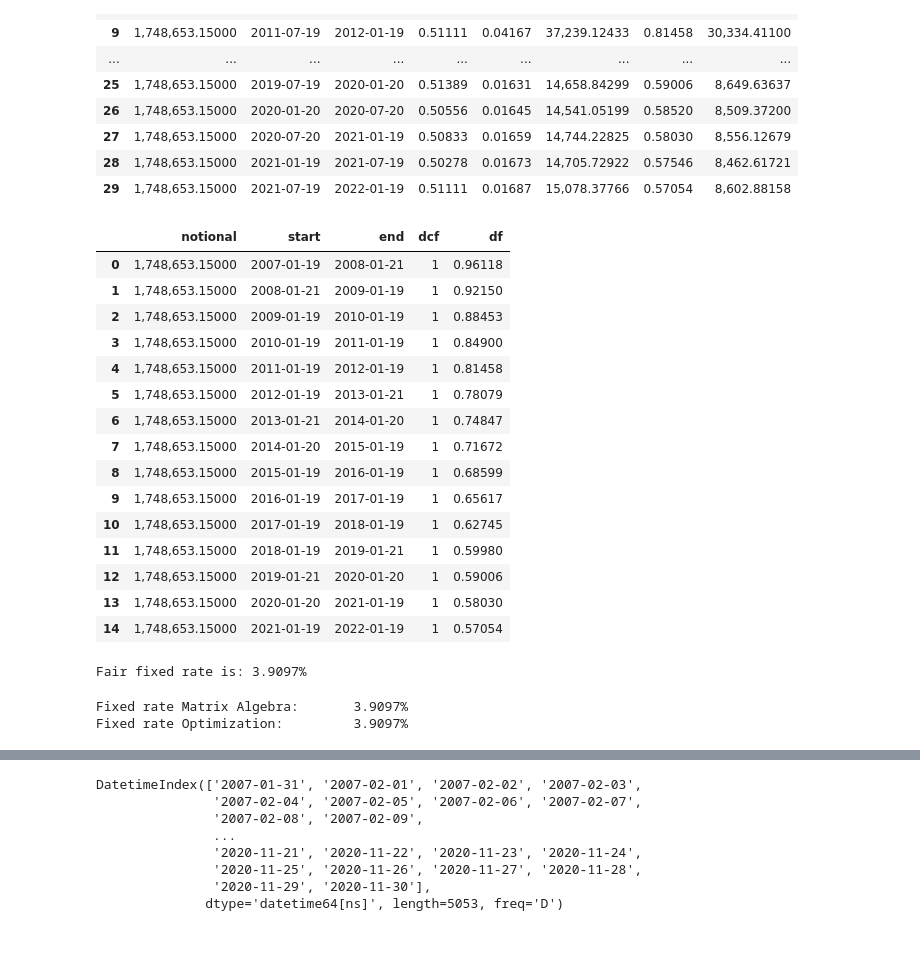
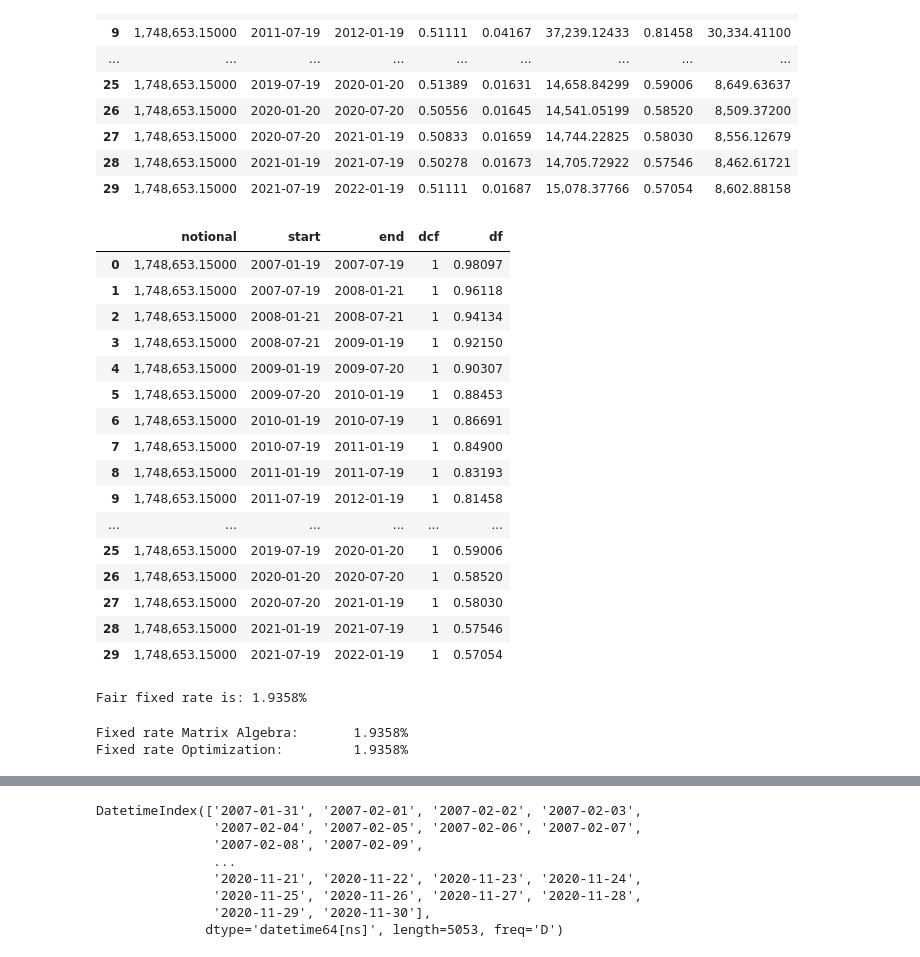
Before and after one commit to mayer19/FinancialDerivativesGroupProject, a Jupyter notebook: Derivatives.ipynb, the cells around one changed output, grey strips where cells are left out. Saved outputs shown, nothing was run; the diff lists cells and outputs as text; code cells hidden in the pictures.

```diff
--- a/Derivatives.ipynb
+++ b/Derivatives.ipynb
@@ -340,36 +362,37 @@ PV of float leg is: 751,154.04
 # %%
 fixed_leg = pd.DataFrame({
     'notional': swap_notional,
-    'start': loan_dates[::2][:-1],
-    'end': loan_dates[::2][1:]
+    'start': loan_dates[::1][:-1],
+    'end': loan_dates[::1][1:]
 })
 
 fixed_leg['dcf'] = 1
 fixed_leg['df'] = fixed_leg.end.apply(getDF)
 fixed_leg
 # %% [output]
 |  | notional | start | end | dcf | df |
-| 0 | 1,748,653.15000 | 2007-01-19 | 2008-01-21 | 1 | 0.96118 |
-| 1 | 1,748,653.15000 | 2008-01-21 | 2009-01-19 | 1 | 0.92150 |
-| 2 | 1,748,653.15000 | 2009-01-19 | 2010-01-19 | 1 | 0.88453 |
-| 3 | 1,748,653.15000 | 2010-01-19 | 2011-01-19 | 1 | 0.84900 |
-| 4 | 1,748,653.15000 | 2011-01-19 | 2012-01-19 | 1 | 0.81458 |
-| 5 | 1,748,653.15000 | 2012-01-19 | 2013-01-21 | 1 | 0.78079 |
-| 6 | 1,748,653.15000 | 2013-01-21 | 2014-01-20 | 1 | 0.74847 |
-| 7 | 1,748,653.15000 | 2014-01-20 | 2015-01-19 | 1 | 0.71672 |
-| 8 | 1,748,653.15000 | 2015-01-19 | 2016-01-19 | 1 | 0.68599 |
-| 9 | 1,748,653.15000 | 2016-01-19 | 2017-01-19 | 1 | 0.65617 |
-| 10 | 1,748,653.15000 | 2017-01-19 | 2018-01-19 | 1 | 0.62745 |
-| 11 | 1,748,653.15000 | 2018-01-19 | 2019-01-21 | 1 | 0.59980 |
-| 12 | 1,748,653.15000 | 2019-01-21 | 2020-01-20 | 1 | 0.59006 |
-| 13 | 1,748,653.15000 | 2020-01-20 | 2021-01-19 | 1 | 0.58030 |
-| 14 | 1,748,653.15000 | 2021-01-19 | 2022-01-19 | 1 | 0.57054 |
+| 0 | 1,748,653.15000 | 2007-01-19 | 2007-07-19 | 1 | 0.98097 |
+| 1 | 1,748,653.15000 | 2007-07-19 | 2008-01-21 | 1 | 0.96118 |
+| 2 | 1,748,653.15000 | 2008-01-21 | 2008-07-21 | 1 | 0.94134 |
+| 3 | 1,748,653.15000 | 2008-07-21 | 2009-01-19 | 1 | 0.92150 |
+| 4 | 1,748,653.15000 | 2009-01-19 | 2009-07-20 | 1 | 0.90307 |
+| 5 | 1,748,653.15000 | 2009-07-20 | 2010-01-19 | 1 | 0.88453 |
+| 6 | 1,748,653.15000 | 2010-01-19 | 2010-07-19 | 1 | 0.86691 |
+| 7 | 1,748,653.15000 | 2010-07-19 | 2011-01-19 | 1 | 0.84900 |
+| 8 | 1,748,653.15000 | 2011-01-19 | 2011-07-19 | 1 | 0.83193 |
+| 9 | 1,748,653.15000 | 2011-07-19 | 2012-01-19 | 1 | 0.81458 |
+| ... | ... | ... | ... | ... | ... |
+| 25 | 1,748,653.15000 | 2019-07-19 | 2020-01-20 | 1 | 0.59006 |
+| 26 | 1,748,653.15000 | 2020-01-20 | 2020-07-20 | 1 | 0.58520 |
+| 27 | 1,748,653.15000 | 2020-07-20 | 2021-01-19 | 1 | 0.58030 |
+| 28 | 1,748,653.15000 | 2021-01-19 | 2021-07-19 | 1 | 0.57546 |
+| 29 | 1,748,653.15000 | 2021-07-19 | 2022-01-19 | 1 | 0.57054 |
 # %%
 #getting swap rate with matrix algebra
 fixed_rate = float_leg_pv / (fixed_leg.notional *  fixed_leg.dcf * fixed_leg.df).sum()
 print(f"Fair fixed rate is: {fixed_rate * 100:.4f}%")
 # %% [output]
-Fair fixed rate is: 3.9097%
+Fair fixed rate is: 1.9358%
 # %%
 from scipy.optimize import root
 def swapPv(rate):
@@ -384,8 +407,8 @@ fixed_rate1 = res['x'][0]
 print(f"Fixed rate Matrix Algebra:\t {fixed_rate * 100:.4f}%")
 print(f"Fixed rate Optimization:\t {fixed_rate1 * 100:.4f}%")
 # %% [output]
-Fixed rate Matrix Algebra:       3.9097%
-Fixed rate Optimization:         3.9097%
+Fixed rate Matrix Algebra:       1.9358%
+Fixed rate Optimization:         1.9358%
 # %%
 fixed_leg['rate'] = fixed_rate
 fixed_leg['cashflow'] = fixed_leg.notional * fixed_leg.dcf * fixed_leg.rate
```
Also changed, not shown: parts of 27 cells of this notebook.
